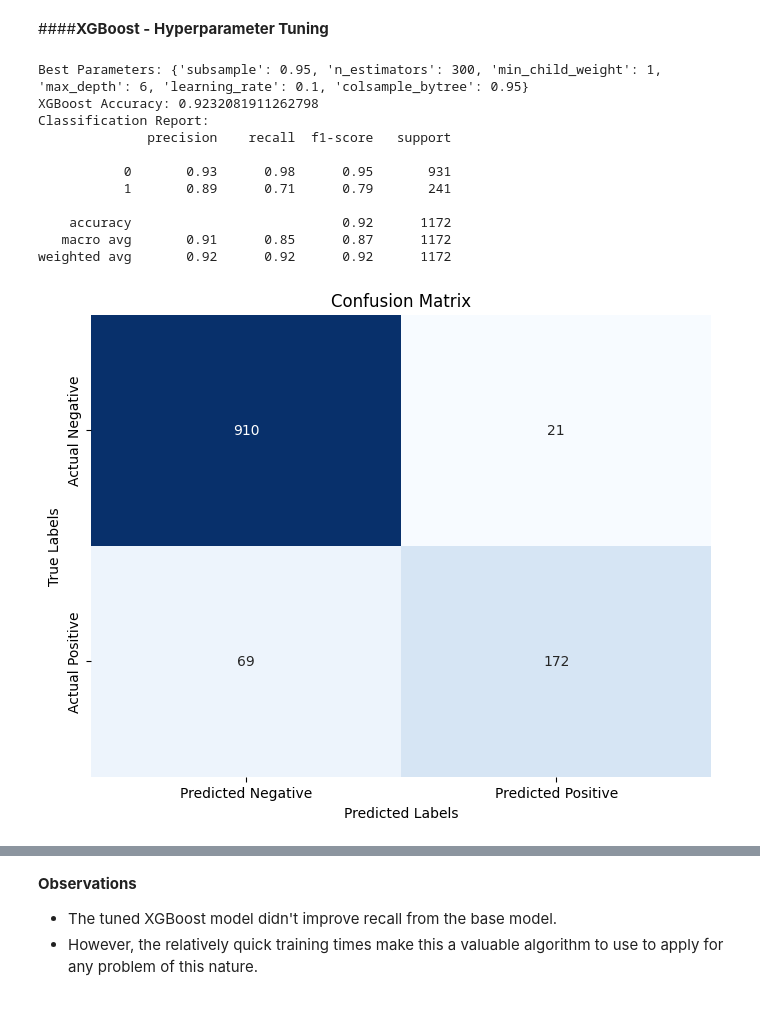
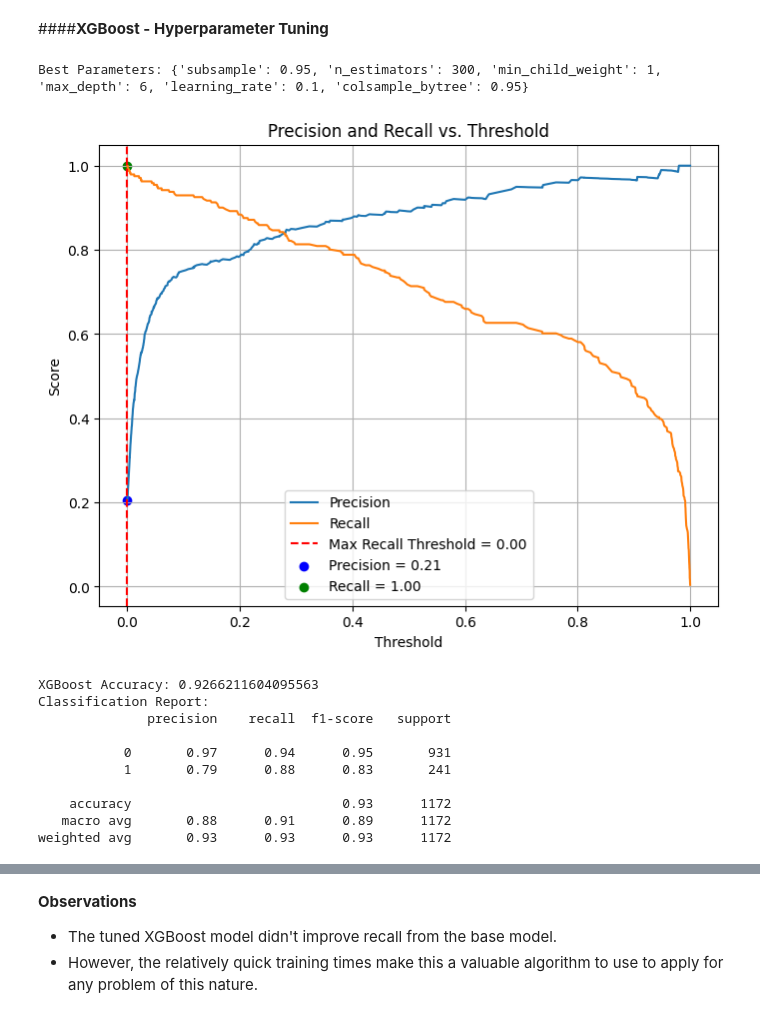
Before and after one commit to ktfrahm/datascience-projects, a Jupyter notebook: Loan_Default_Prediction/Loan_Default_Prediction.ipynb, the cells around one changed output, grey strips where cells are left out. Saved outputs shown, nothing was run; the diff lists cells and outputs as text; code cells hidden in the pictures.

Commit message:
tuned XGBoost for a superior result so updated accordingly

```diff
--- a/Loan_Default_Prediction/Loan_Default_Prediction.ipynb
+++ b/Loan_Default_Prediction/Loan_Default_Prediction.ipynb
@@ -1805,44 +1805,76 @@ param_grid = {
         # 1.0
     ],
     'min_child_weight': [
         1,
         # 2,
         # 3,
         # 4,
         # 5
     ]
 }
 
 # Create a custom scorer for recall
 recall_scorer = make_scorer(recall_score)
 
 xgb_grid = RandomizedSearchCV(estimator=xgb_classifier, param_distributions=param_grid,
                               n_iter=200, cv=5, scoring=recall_scorer, random_state=42, n_jobs=-1)
 
 # Fit the GridSearchCV to the data
 xgb_grid.fit(x_raw_train_scaled, y_raw_train)
 
 # print the best params
 best_params = xgb_grid.best_params_
 print(f'Best Parameters: {best_params}')
 
 xgb_best_classifier = xgb_grid.best_estimator_
 
-# Calculate Predictions
-y_pred = xgb_best_classifier.predict(x_raw_test_scaled)
+# Predict probabilities
+y_scores = xgb_best_classifier.predict_proba(x_raw_test_scaled)[:, 1]
+
+# Calculate precision and recall for different probability thresholds
+precision, recall, thresholds = precision_recall_curve(y_raw_test, y_scores)
+
+# Plotting Precision and Recall curves
+plt.figure(figsize=(8, 6))
+plt.plot(thresholds, precision[:-1], label='Precision')
+plt.plot(thresholds, recall[:-1], label='Recall')
+plt.xlabel('Threshold')
+plt.ylabel('Score')
+plt.title('Precision and Recall vs. Threshold')
+plt.legend()
+plt.grid()
+
+# Find the threshold that maximizes recall
+max_recall_idx = np.argmax(recall)
+max_recall_threshold = thresholds[max_recall_idx]
+max_recall = recall[max_recall_idx]
+max_precision = precision[max_recall_idx]
+
+# Mark the threshold for maximum recall
+plt.axvline(max_recall_threshold, color='r', linestyle='--', label=f'Max Recall Threshold = {max_recall_threshold:.2f}')
+plt.scatter([max_recall_threshold], [max_precision], c='b', label=f'Precision = {max_precision:.2f}')
+plt.scatter([max_recall_threshold], [max_recall], c='g', label=f'Recall = {max_recall:.2f}')
+plt.legend()
+plt.show()
+
+# Apply the threshold for optimal precision-recall to make binary predictions
+y_pred_max_recall = (y_scores >= 0.2).astype(int)
+
+# # Calculate Predictions
+# y_pred = xgb_best_classifier.predict(x_raw_test_scaled)
 
 # Model performance on the test data
-xgb_best_report = model_performance_classification(xgb_best_classifier, x_raw_test_scaled, y_raw_test, y_pred, 'XGBoost')
+xgb_best_report = model_performance_classification(xgb_best_classifier, x_raw_test_scaled, y_raw_test, y_pred_max_recall, 'XGBoost')
 # %% [output]
 Best Parameters: {'subsample': 0.95, 'n_estimators': 300, 'min_child_weight': 1, 'max_depth': 6, 'learning_rate': 0.1, 'colsample_bytree': 0.95}
-XGBoost Accuracy: 0.9232081911262798
-Classification Report:
-              precision    recall  f1-score   support
-
-           0       0.93      0.98      0.95       931
-           1       0.89      0.71      0.79       241
-
-    accuracy                           0.92      1172
-   macro avg       0.91      0.85      0.87      1172
-weighted avg       0.92      0.92      0.92      1172
-[figure, old version]
+[figure, new version]
+XGBoost Accuracy: 0.9266211604095563
+Classification Report:
+              precision    recall  f1-score   support
+
+           0       0.97      0.94      0.95       931
+           1       0.79      0.88      0.83       241
+
+    accuracy                           0.93      1172
+   macro avg       0.88      0.91      0.89      1172
+weighted avg       0.93      0.93      0.93      1172
```
Also changed, not shown: parts of 7 cells of this notebook.
